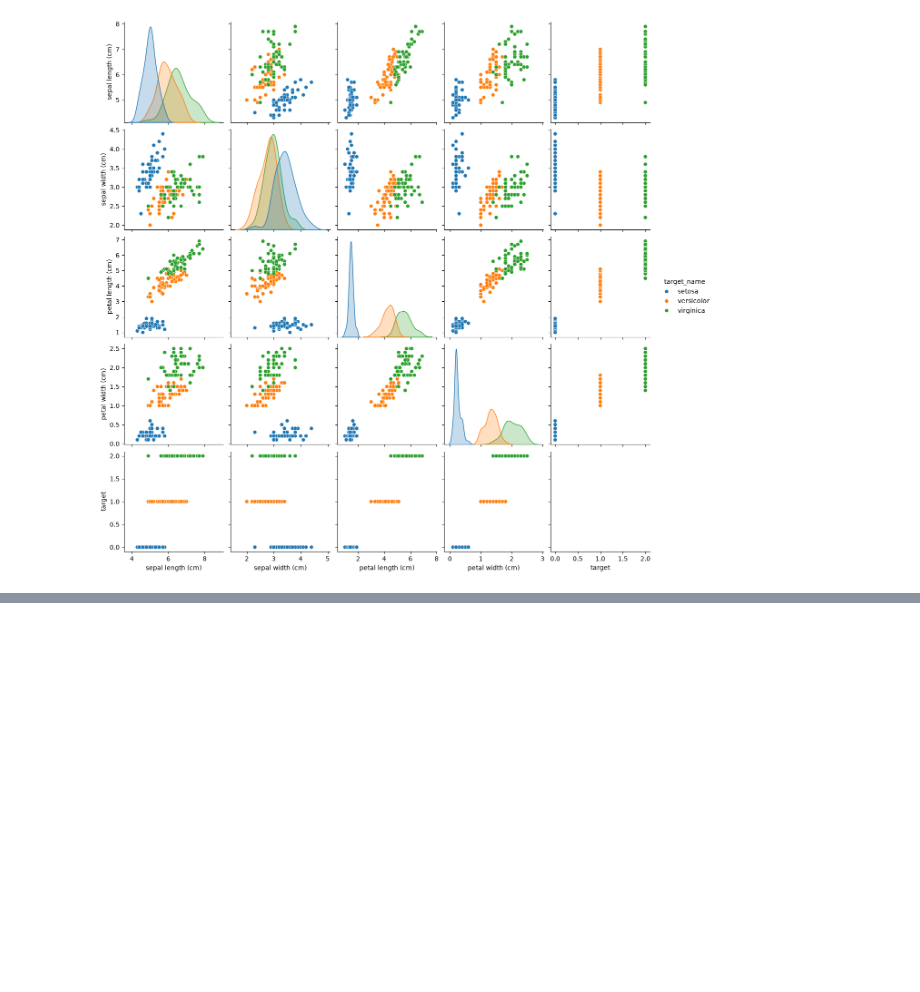
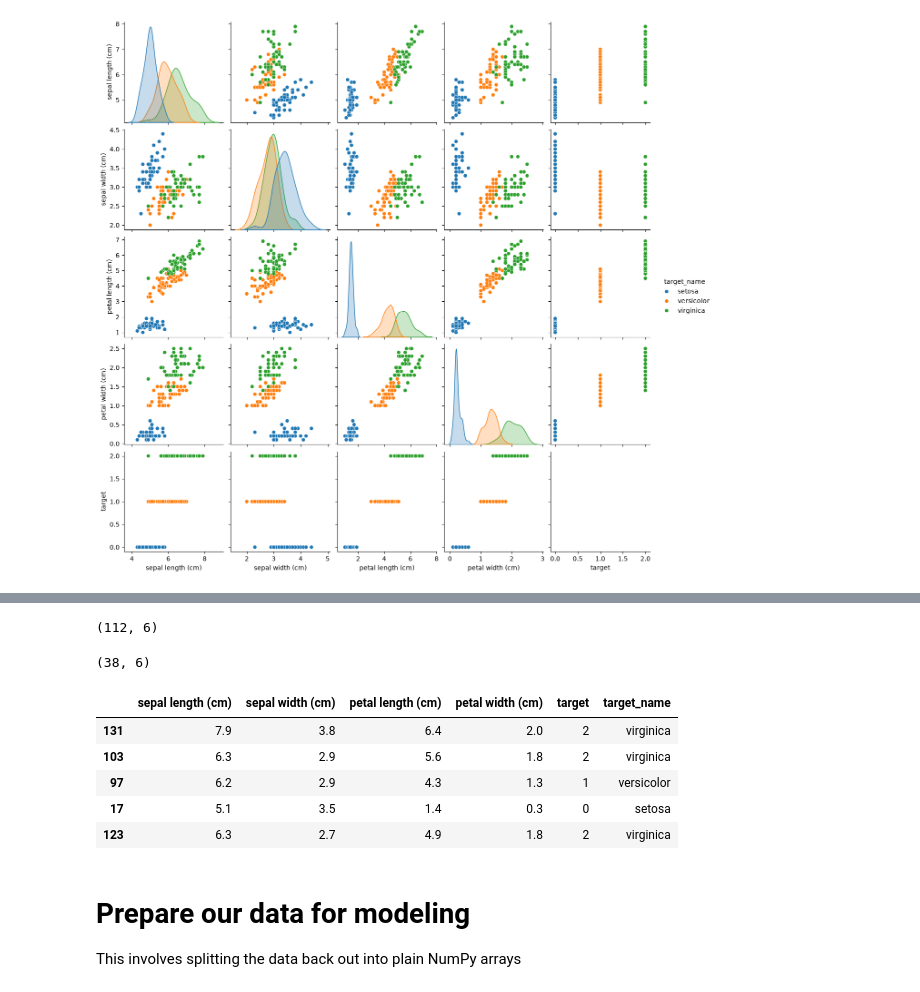
Before and after one commit to nicholasperez142002/machine-learning, a Jupyter notebook: ml-iris/ml_iris.ipynb, the cells around one changed output, grey strips where cells are left out. Drawn from its saved outputs; the diff is of its cells as text; code cells hidden in the pictures; blank space fills up the shorter version.

Commit message:
added iris data learning model practice progression

```diff
--- a/ml-iris/ml_iris.ipynb
+++ b/ml-iris/ml_iris.ipynb
@@ -183,0 +191,22 @@ sns.pairplot(df, hue='target_name')
+# %%
+df_train, df_test = train_test_split(df, test_size=0.25)
+# %%
+df_train.shape
+# %% [output]
+(112, 6)
+# %%
+df_test.shape
+# %% [output]
+(38, 6)
+# %%
+df_train.head()
+# %% [output]
+|  | sepal length (cm) | sepal width (cm) | petal length (cm) | petal width (cm) | target | target_name |
+| 131 | 7.9 | 3.8 | 6.4 | 2.0 | 2 | virginica |
+| 103 | 6.3 | 2.9 | 5.6 | 1.8 | 2 | virginica |
+| 97 | 6.2 | 2.9 | 4.3 | 1.3 | 1 | versicolor |
+| 17 | 5.1 | 3.5 | 1.4 | 0.3 | 0 | setosa |
+| 123 | 6.3 | 2.7 | 4.9 | 1.8 | 2 | virginica |
+# %% [markdown]
+# Prepare our data for modeling
+This involves splitting the data back out into plain NumPy arrays
```
Also changed, not shown: parts of 24 cells of this notebook.
